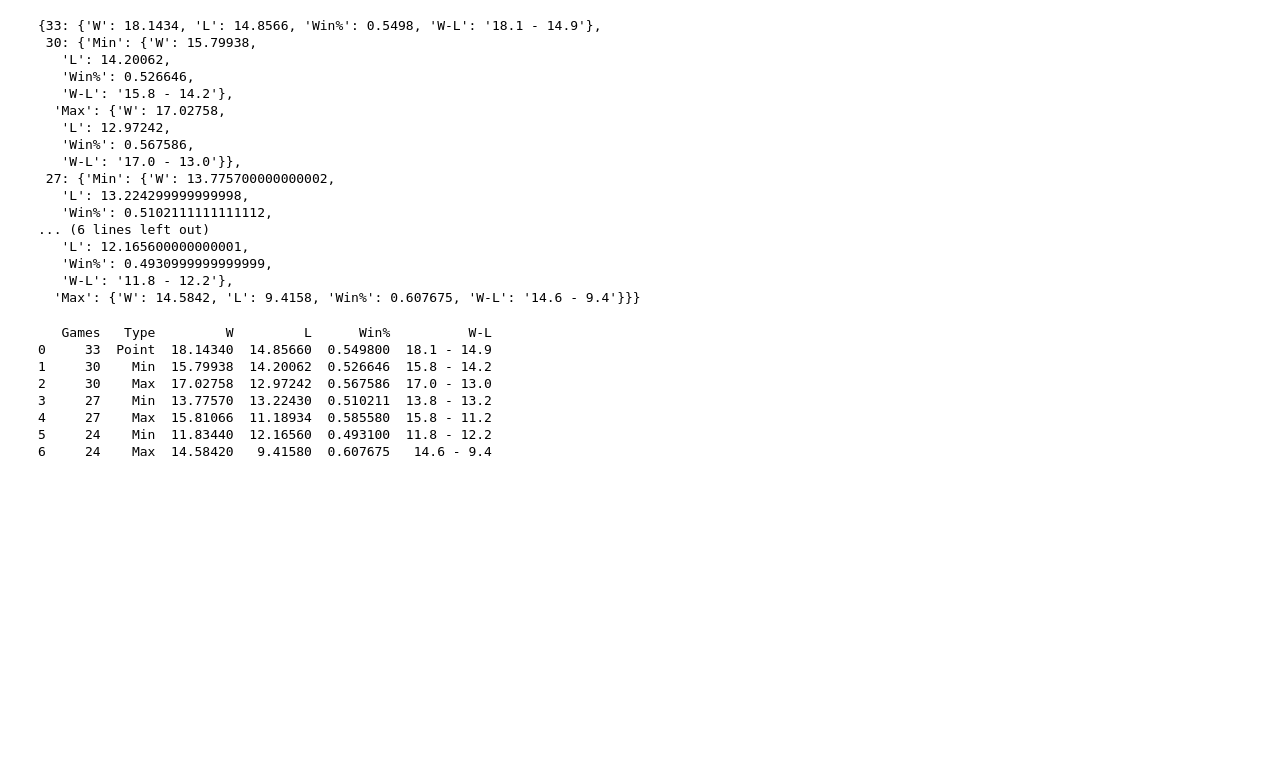
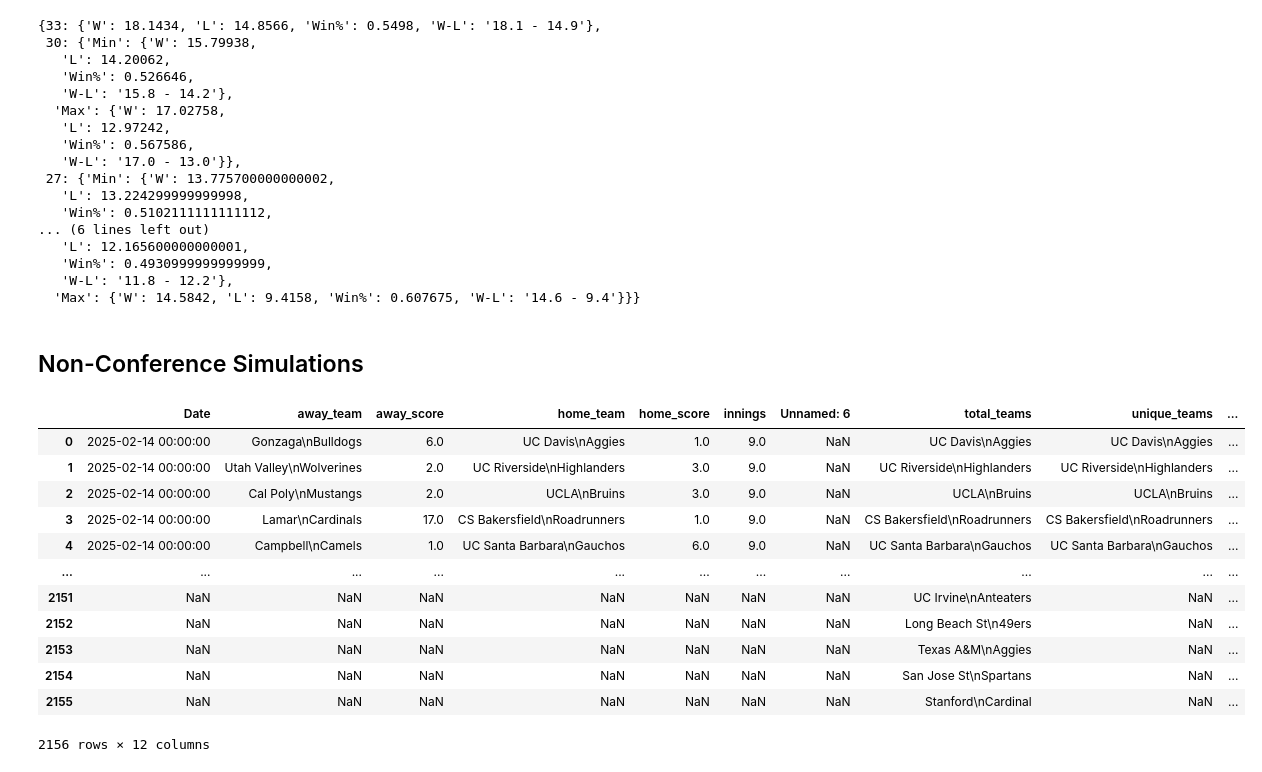
Before and after one commit to jackkalsched/UCSD_Baseball_25, a Jupyter notebook: Other/schedule_optimization.ipynb, the cells around one changed output. Drawn from its saved outputs; the diff is of its cells as text; code cells hidden in the pictures; blank space fills up the shorter version.

```diff
--- a/Other/schedule_optimization.ipynb
+++ b/Other/schedule_optimization.ipynb
@@ -329,14 +310,22 @@ for i, j in projected_winning_pct.items():
 
 df = pd.DataFrame(games)
 df.to_csv('../Other/files/expected_wins_results.csv')
-# %%
-print(df)
-# %% [output]
-   Games   Type         W         L      Win%          W-L
-0     33  Point  18.14340  14.85660  0.549800  18.1 - 14.9
-1     30    Min  15.79938  14.20062  0.526646  15.8 - 14.2
-2     30    Max  17.02758  12.97242  0.567586  17.0 - 13.0
-3     27    Min  13.77570  13.22430  0.510211  13.8 - 13.2
-4     27    Max  15.81066  11.18934  0.585580  15.8 - 11.2
-5     24    Min  11.83440  12.16560  0.493100  11.8 - 12.2
-6     24    Max  14.58420   9.41580  0.607675   14.6 - 9.4
+# %% [markdown]
+## Non-Conference Simulations
+# %%
+nonconf = pd.read_excel('files/2025 Big West Conference Runs.xlsx', sheet_name='Non-Conference Game Log')
+nonconf
+# %% [output]
+|  | Date | away_team | away_score | home_team | home_score | innings | Unnamed: 6 | total_teams | unique_teams | ... |
+| 0 | 2025-02-14 00:00:00 | Gonzaga\nBulldogs | 6.0 | UC Davis\nAggies | 1.0 | 9.0 | NaN | UC Davis\nAggies | UC Davis\nAggies | ... |
+| 1 | 2025-02-14 00:00:00 | Utah Valley\nWolverines | 2.0 | UC Riverside\nHighlanders | 3.0 | 9.0 | NaN | UC Riverside\nHighlanders | UC Riverside\nHighlanders | ... |
+| 2 | 2025-02-14 00:00:00 | Cal Poly\nMustangs | 2.0 | UCLA\nBruins | 3.0 | 9.0 | NaN | UCLA\nBruins | UCLA\nBruins | ... |
+| 3 | 2025-02-14 00:00:00 | Lamar\nCardinals | 17.0 | CS Bakersfield\nRoadrunners | 1.0 | 9.0 | NaN | CS Bakersfield\nRoadrunners | CS Bakersfield\nRoadrunners | ... |
+| 4 | 2025-02-14 00:00:00 | Campbell\nCamels | 1.0 | UC Santa Barbara\nGauchos | 6.0 | 9.0 | NaN | UC Santa Barbara\nGauchos | UC Santa Barbara\nGauchos | ... |
+| ... | ... | ... | ... | ... | ... | ... | ... | ... | ... | ... |
+| 2151 | NaN | NaN | NaN | NaN | NaN | NaN | NaN | UC Irvine\nAnteaters | NaN | ... |
+| 2152 | NaN | NaN | NaN | NaN | NaN | NaN | NaN | Long Beach St\n49ers | NaN | ... |
+| 2153 | NaN | NaN | NaN | NaN | NaN | NaN | NaN | Texas A&M\nAggies | NaN | ... |
+| 2154 | NaN | NaN | NaN | NaN | NaN | NaN | NaN | San Jose St\nSpartans | NaN | ... |
+| 2155 | NaN | NaN | NaN | NaN | NaN | NaN | NaN | Stanford\nCardinal | NaN | ... |
+2156 rows × 12 columns
```
Also changed, not shown: parts of 9 cells of this notebook.
